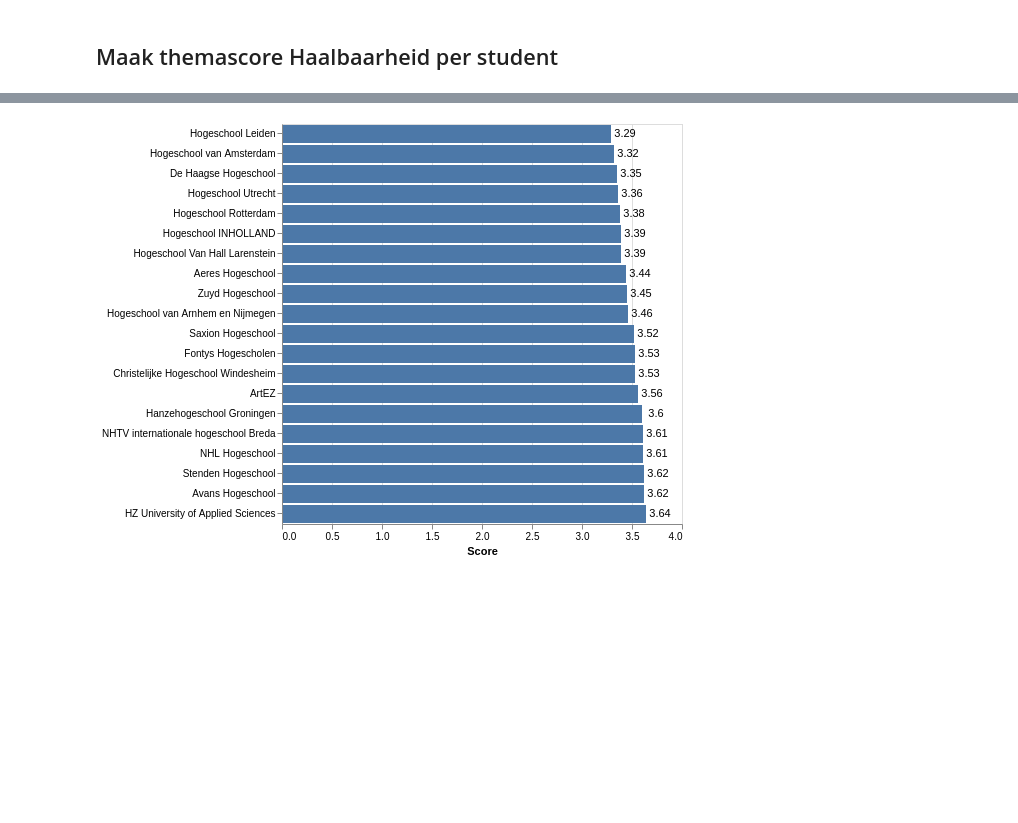
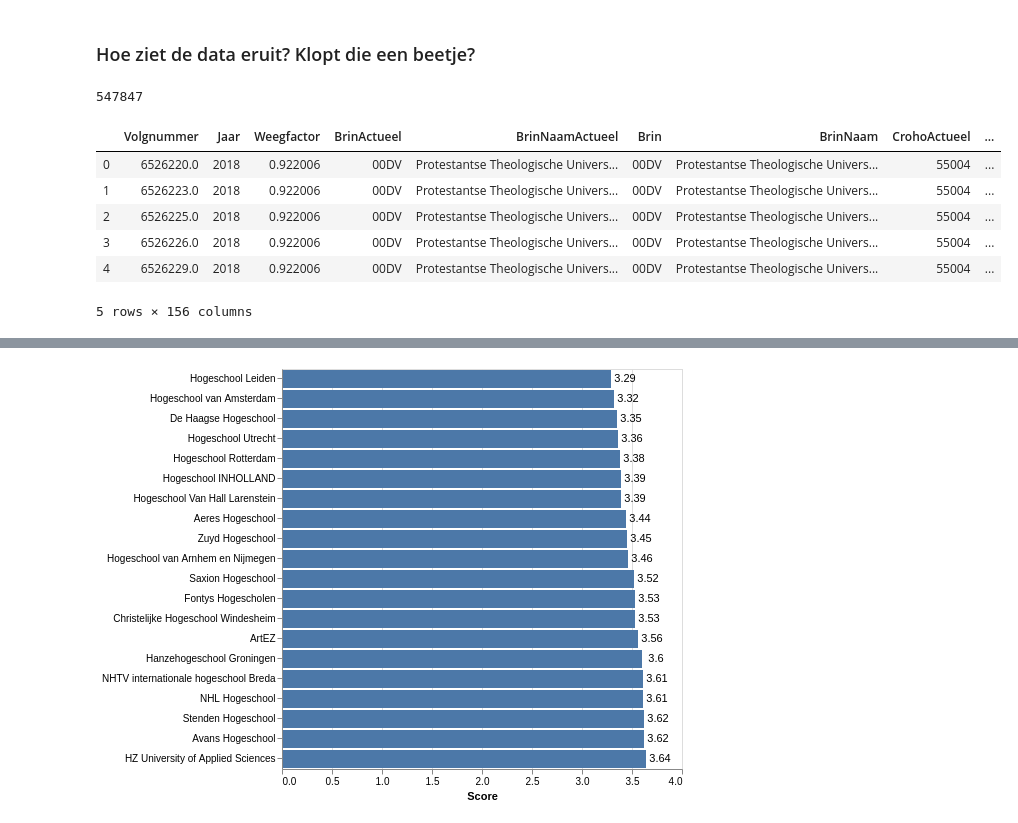
Before and after one commit to enningb/workshop-python, a Jupyter notebook: notebooks/haalbaarheid en stress/Haalbaarheid en stress van de Keuzegids.ipynb, the cells around one changed output, grey strips where cells are left out. Saved outputs shown, nothing was run; the diff lists cells and outputs as text; code cells hidden in the pictures; blank space fills up the shorter version.

Commit message:
stress en haalbaarheid

```diff
--- a/notebooks/haalbaarheid en stress/Haalbaarheid en stress van de Keuzegids.ipynb
+++ b/notebooks/haalbaarheid en stress/Haalbaarheid en stress van de Keuzegids.ipynb
@@ -43,5 +57,19 @@ with open('nse_data.csv.zip', 'wb') as f:
 # %%
 # Lees de data in een tabel:
 nse_data=pd.read_csv('nse_data.csv.zip')
-# %% [markdown]
-## Maak themascore Haalbaarheid per student
+# %% [markdown]
+### Hoe ziet de data eruit? Klopt die een beetje?
+# %%
+len(nse_data)
+# %% [output]
+547847
+# %%
+nse_data.head()
+# %% [output]
+|  | Volgnummer | Jaar | Weegfactor | BrinActueel | BrinNaamActueel | Brin | BrinNaam | CrohoActueel | ... |
+| 0 | 6526220.0 | 2018 | 0.922006 | 00DV | Protestantse Theologische Univers... | 00DV | Protestantse Theologische Univers... | 55004 | ... |
+| 1 | 6526223.0 | 2018 | 0.922006 | 00DV | Protestantse Theologische Univers... | 00DV | Protestantse Theologische Univers... | 55004 | ... |
+| 2 | 6526225.0 | 2018 | 0.922006 | 00DV | Protestantse Theologische Univers... | 00DV | Protestantse Theologische Univers... | 55004 | ... |
+| 3 | 6526226.0 | 2018 | 0.922006 | 00DV | Protestantse Theologische Univers... | 00DV | Protestantse Theologische Univers... | 55004 | ... |
+| 4 | 6526229.0 | 2018 | 0.922006 | 00DV | Protestantse Theologische Univers... | 00DV | Protestantse Theologische Univers... | 55004 | ... |
+5 rows × 156 columns
```
Also changed, not shown: parts of 12 cells of this notebook.
